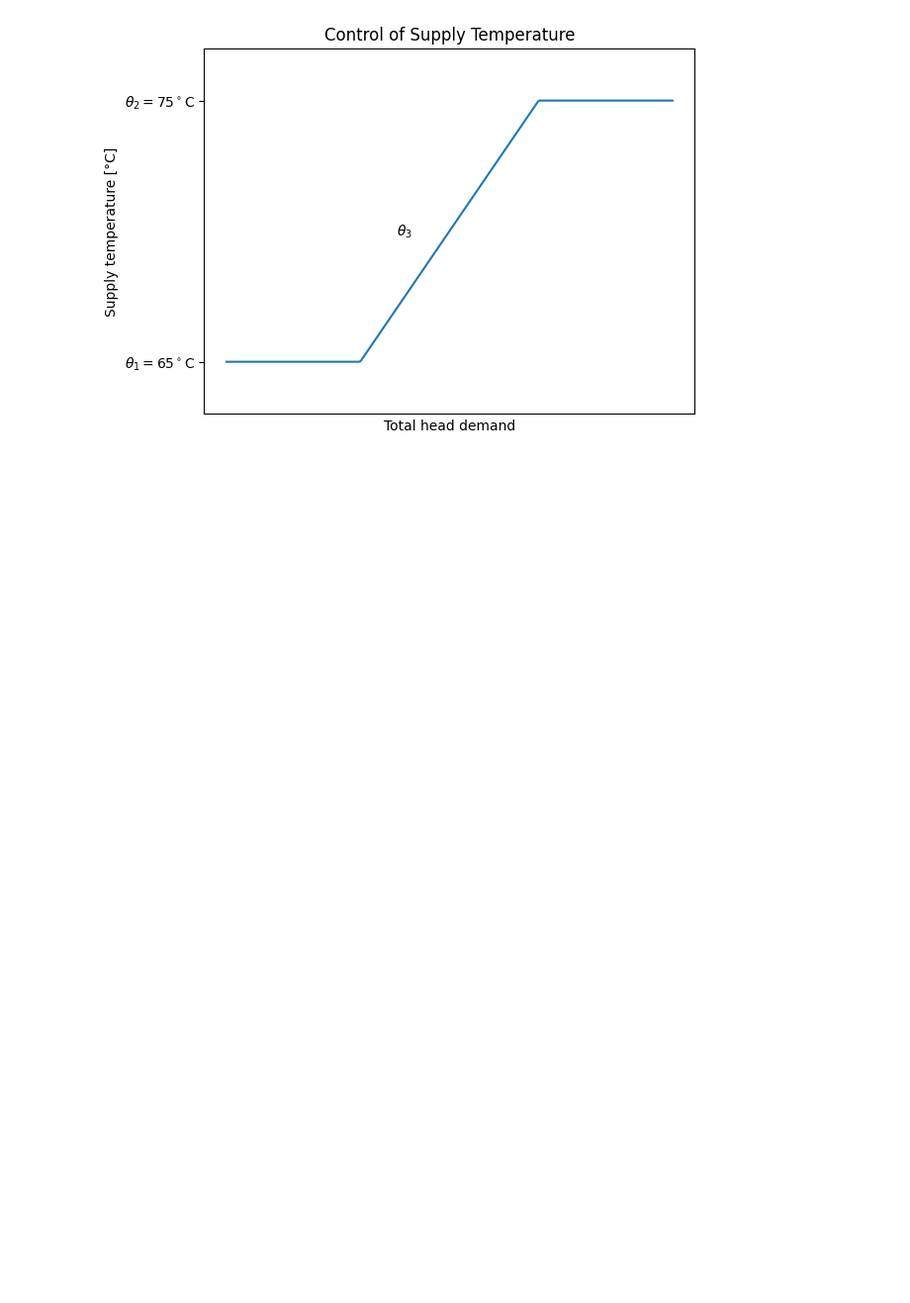
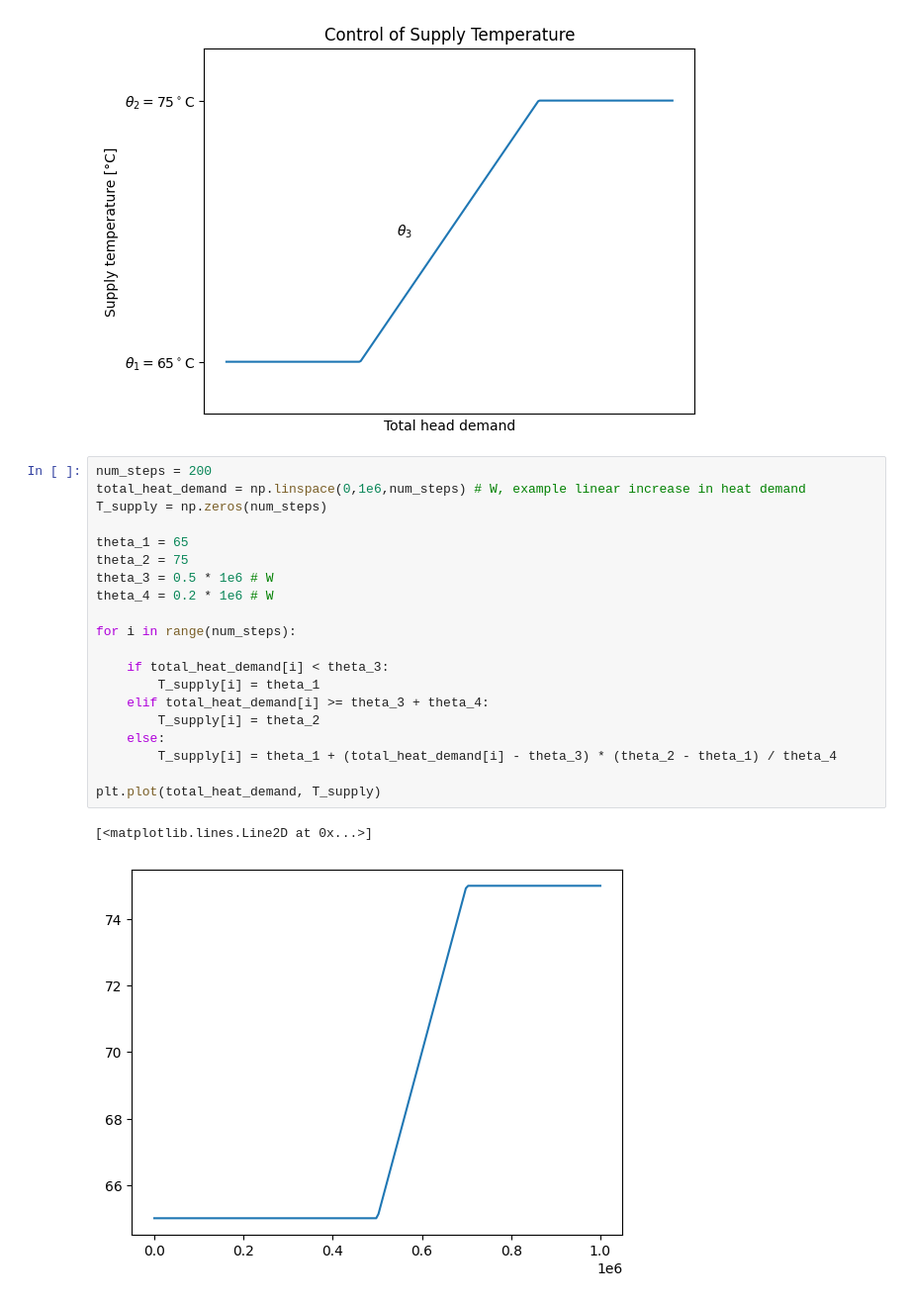
Before and after one commit to Pietervb2/thesis, a Jupyter notebook: obtain_realistic parameters.ipynb, the cells around one changed output. Shown at 99% size. Cells and saved outputs as stored; diff of their text form; blank space fills up the shorter version.

```diff
--- a/obtain_realistic parameters.ipynb
+++ b/obtain_realistic parameters.ipynb
@@ -649,3 +649,26 @@ plt.xticks([])
 plt.show()
 # %% [output]
 [figure]
+# %%
+num_steps = 200
+total_heat_demand = np.linspace(0,1e6,num_steps) # W, example linear increase in heat demand
+T_supply = np.zeros(num_steps)
+
+theta_1 = 65
+theta_2 = 75
+theta_3 = 0.5 * 1e6 # W
+theta_4 = 0.2 * 1e6 # W
+
+for i in range(num_steps):
+
+    if total_heat_demand[i] < theta_3:
+        T_supply[i] = theta_1
+    elif total_heat_demand[i] >= theta_3 + theta_4:
+        T_supply[i] = theta_2
+    else:
+        T_supply[i] = theta_1 + (total_heat_demand[i] - theta_3) * (theta_2 - theta_1) / theta_4
+
+plt.plot(total_heat_demand, T_supply)
+# %% [output]
+[<matplotlib.lines.Line2D at 0x...>]
+[figure, added]
```
Also changed, not shown: 5 other files.
